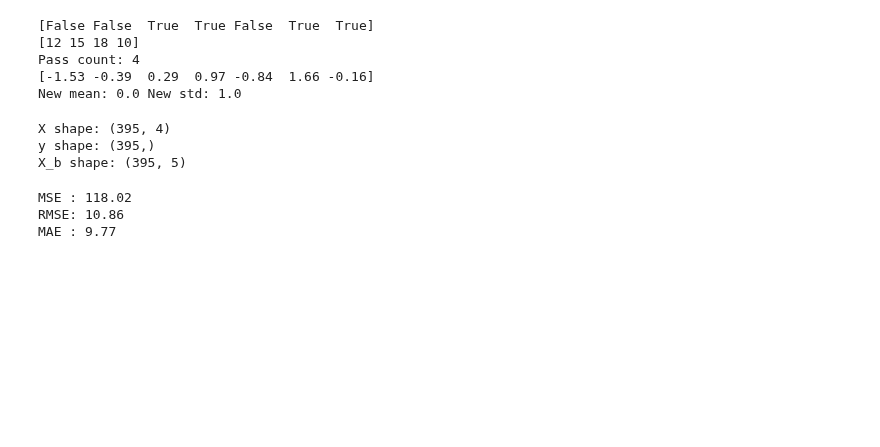
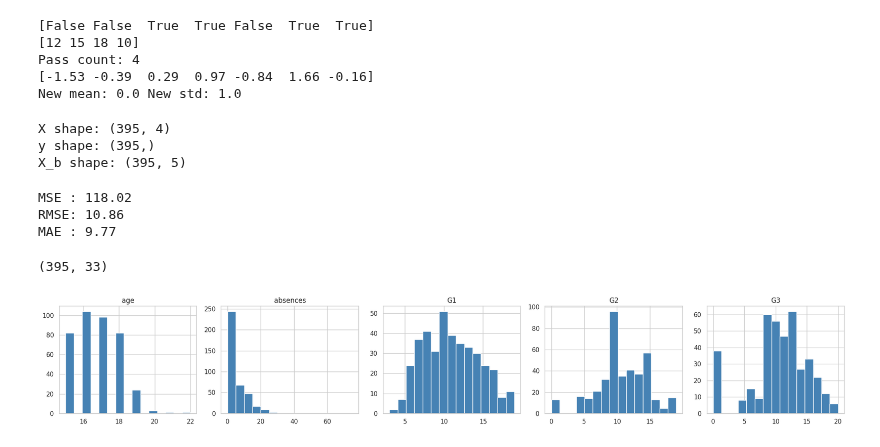
Before and after one commit to buntyedutainer/student-performance-ai, a Jupyter notebook: project.ipynb, the cells around one changed output. Drawn from its saved outputs; the diff is of its cells as text; code cells hidden in the pictures; blank space fills up the shorter version.

```diff
--- a/project.ipynb
+++ b/project.ipynb
@@ -378,3 +378,26 @@ print("MAE :", round(mae, 2))
 MSE : 118.02
 RMSE: 10.86
 MAE : 9.77
+# %%
+# Cell 1: setup
+import pandas as pd
+import numpy as np
+import matplotlib.pyplot as plt
+import seaborn as sns
+
+sns.set_theme(style="whitegrid")
+df = pd.read_csv("student-mat.csv", sep=";")
+df.shape
+# %% [output]
+(395, 33)
+# %%
+# Cell 2: histograms of key numeric columns
+cols = ["age", "absences", "G1", "G2", "G3"]
+fig, axes = plt.subplots(1, 5, figsize=(20, 3.5))
+for ax, c in zip(axes, cols):
+    ax.hist(df[c], bins=15, color="steelblue", edgecolor="white")
+    ax.set_title(c)
+plt.tight_layout()
+plt.show()
+# %% [output]
+[figure, added]
```
Also changed, not shown: parts of 15 cells of this notebook.
